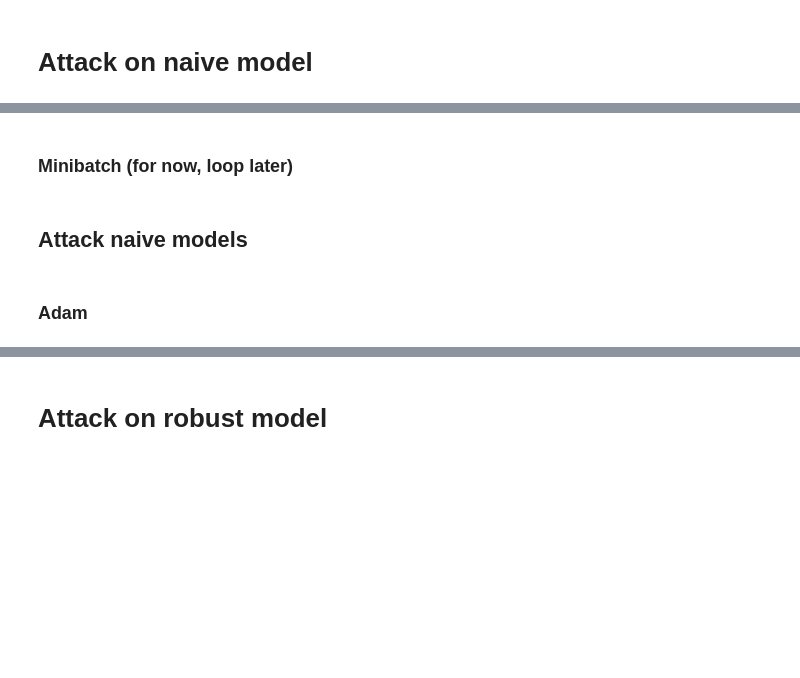
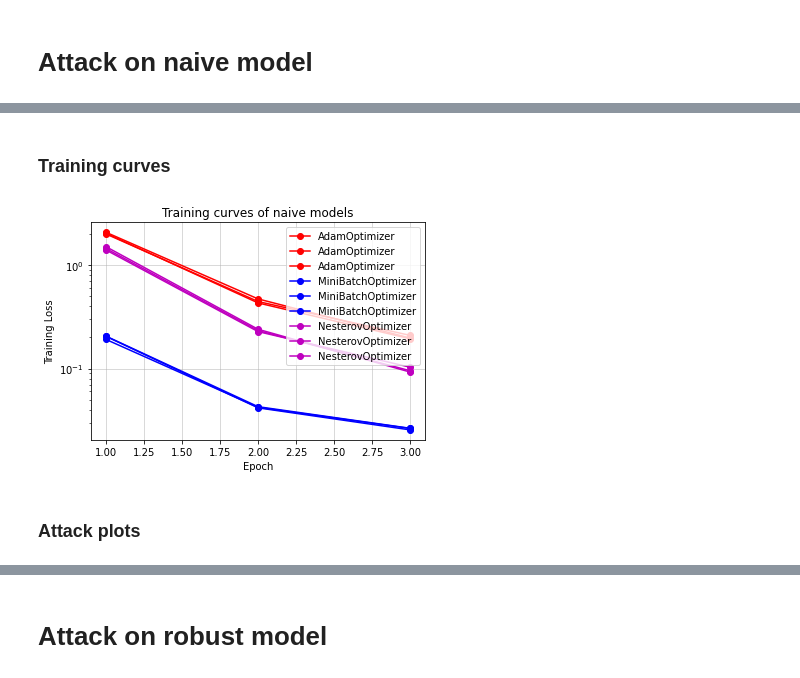
Before and after one commit to matthiaszeller/optml_project, a Jupyter notebook: Merged-notebook.ipynb, the cells around one changed output, grey strips where cells are left out. Saved outputs shown, nothing was run; the diff lists cells and outputs as text; code cells hidden in the pictures; blank space fills up the shorter version.

Commit message:
merged notebook: loops, plots

```diff
--- a/Merged-notebook.ipynb
+++ b/Merged-notebook.ipynb
@@ -226,0 +220,6 @@ from training import training, testing
+# %%
+optimizers = {
+    AdamOptimizer: get_best_hyperparams('./res/adam_tuning_round3.json', get_performance=False),
+    NesterovOptimizer: get_best_hyperparams('./res/nesterov_tuning_round2.json', get_performance=False),
+    MiniBatchOptimizer: get_best_hyperparams('./res/minibatch_tuning_round2.json', get_performance=False)
+}
@@ -227 +268,5 @@ from training import training, testing
+# %%
+optimizers[AdamOptimizer]['batch_size'] = 128
+# %%
+training_config['epochs'] = 3
 # %%
@@ -272,4 +357,20 @@ KeyboardInterrupt:
-# %% [markdown]
-### Minibatch (for now, loop later)
+# %% [markdown]
+### Training curves
+# %%
+df_naive = pd.DataFrame(data_naive).sort_values(['optimizer', 'n'])
+# Average training loss per epoch
+df_naive.loss_train = df_naive.loss_train.apply(lambda s: np.mean(s, axis=1))
+
+colors = {'AdamOptimizer': 'r', 'MiniBatchOptimizer': 'b', 'NesterovOptimizer': 'm'}
+for _, row in df_naive.iterrows():
+    plt.plot(range(1, training_config['epochs'] + 1), row.loss_train, '-o', label=row.optimizer, color=colors[row.optimizer])
+
+plt.grid(alpha=.6)
+plt.legend();
+plt.yscale('log')
+plt.xlabel('Epoch'); plt.ylabel('Training Loss')
+plt.title('Training curves of naive models');
+# %% [output]
+[figure, added]
 # %% [markdown]
-## Attack naive models
+### Attack plots
@@ -283,2 +376,0 @@ epsilons = np.arange(0, 0.5, 0.05)
-# %% [markdown]
-### Adam
```
Also changed, not shown: parts of 57 cells of this notebook.
